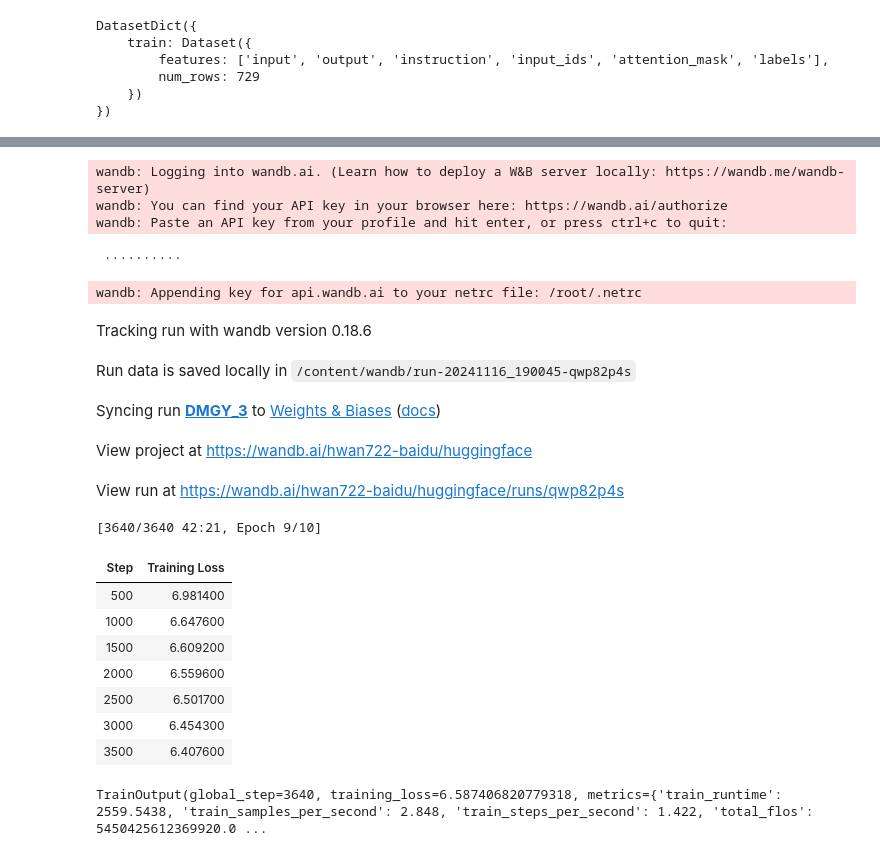
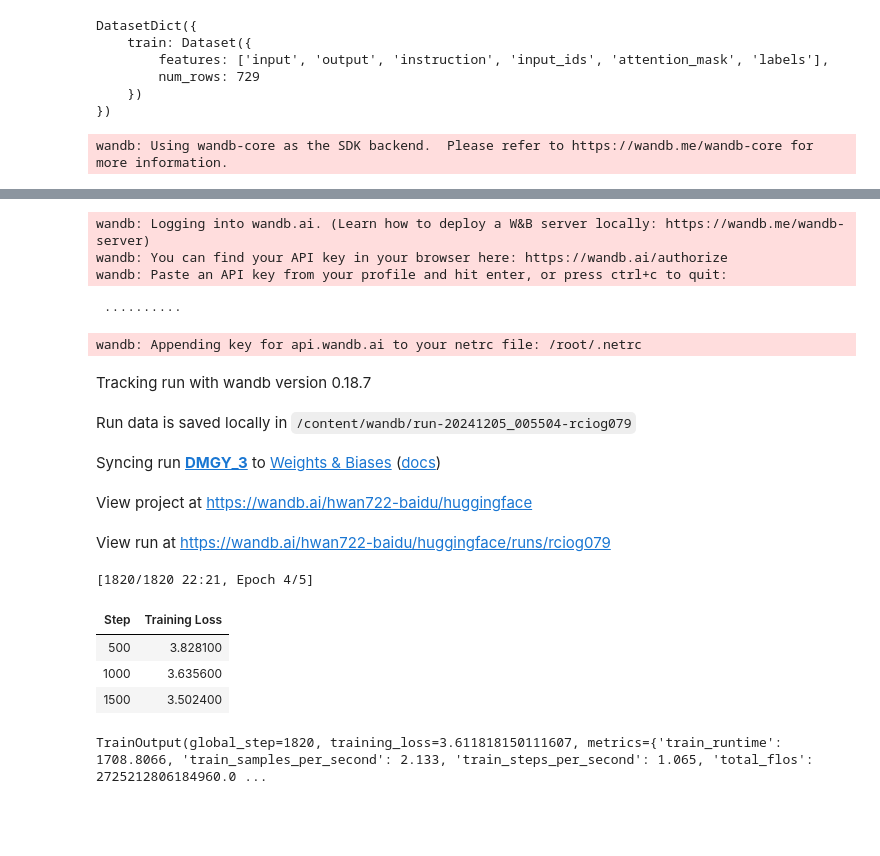
Before and after one commit to HWAN722/Deep-learning-models, a Jupyter notebook: Llama3_2_1B.ipynb, the cells around one changed output, grey strips where cells are left out. Saved outputs shown, nothing was run; the diff lists cells and outputs as text; code cells hidden in the pictures; blank space fills up the shorter version.

```diff
--- a/Llama3_2_1B.ipynb
+++ b/Llama3_2_1B.ipynb
@@ -91,7 +92,7 @@ Only adjusting the parameters of these two parts can significantly affect the be
 # %%
 def preprocess_function(examples):
     inputs = [ex for ex in examples["input"]]
-    outputs = [f"<|output|> {out}" for out in examples["output"]]
+    outputs = [f"{inp}{out}" for inp, out in zip(inputs, examples["output"])]
     tokenizer.pad_token = tokenizer.eos_token
     tokenizer.padding_side = "right"
     model_inputs = tokenizer(inputs, padding="max_length", max_length=128, truncation=True)
@@ -110,56 +111,63 @@ DatasetDict({
         num_rows: 729
     })
 })
+# %%
+import evaluate
+
+metric = evaluate.load("accuracy")
+
+def compute_metrics(eval_pred):
+    logits, labels = eval_pred
+    predictions = logits.argmax(axis=-1)
+    return metric.compute(predictions=predictions, references=labels)
 # %%
 from transformers import Trainer, TrainingArguments
 
 training_args = TrainingArguments(
     output_dir="./results",
     # eval_strategy="epoch",
     # eval_dataset='Trainer',
     run_name="DMGY_3",
     learning_rate=2e-4,
     per_device_train_batch_size=1,
     per_device_eval_batch_size=1,
     gradient_accumulation_steps=2,
-    num_train_epochs=10,
+    num_train_epochs=5,
     fp16=False,
     bf16=True,
     group_by_length=True,
     report_to="wandb"
 )
 
 
 trainer = Trainer(
     model=model,
     args=training_args,
     train_dataset=tokenized_datasets["train"],
     eval_dataset=tokenized_datasets["train"].train_test_split(test_size=0.2),
+    compute_metrics=compute_metrics
 )
 
 trainer.train()
 # %% [output]
+wandb: Using wandb-core as the SDK backend.  Please refer to https://wandb.me/wandb-core for more information.
 [interactive output not drawn]
-wandb: Logging into wandb.ai. (Learn how to deploy a W&B server locally: https://wandb.me/wandb-server)
-wandb: You can find your API key in your browser here: https://wandb.ai/authorize
-wandb: Paste an API key from your profile and hit enter, or press ctrl+c to quit:
- ··········
+wandb: Logging into wandb.ai. (Learn how to deploy a W&B server locally: https://wandb.me/wandb-server)
+wandb: You can find your API key in your browser here: https://wandb.ai/authorize
+wandb: Paste an API key from your profile and hit enter, or press ctrl+c to quit:
-wandb: Appending key for api.wandb.ai to your netrc file: /root/.netrc
+ ··········
+wandb: Appending key for api.wandb.ai to your netrc file: /root/.netrc
-Tracking run with wandb version 0.18.6
+Tracking run with wandb version 0.18.7
-Run data is saved locally in /content/wandb/run-20241116_190045-qwp82p4s
+Run data is saved locally in /content/wandb/run-20241205_005504-rciog079
 Syncing run DMGY_3 to Weights & Biases (docs)
 View project at https://wandb.ai/hwan722-baidu/huggingface
-View run at https://wandb.ai/hwan722-baidu/huggingface/runs/qwp82p4s
+View run at https://wandb.ai/hwan722-baidu/huggingface/runs/rciog079
-[3640/3640 42:21, Epoch 9/10]
+[1820/1820 22:21, Epoch 4/5]
 | Step | Training Loss |
-| 500 | 6.981400 |
-| 1000 | 6.647600 |
-| 1500 | 6.609200 |
-| 2000 | 6.559600 |
-| 2500 | 6.501700 |
-| 3000 | 6.454300 |
-| 3500 | 6.407600 |
+| 500 | 3.828100 |
+| 1000 | 3.635600 |
+| 1500 | 3.502400 |
-TrainOutput(global_step=3640, training_loss=6.587406820779318, metrics={'train_runtime': 2559.5438, 'train_samples_per_second': 2.848, 'train_steps_per_second': 1.422, 'total_flos': 5450425612369920.0 ...
+TrainOutput(global_step=1820, training_loss=3.611818150111607, metrics={'train_runtime': 1708.8066, 'train_samples_per_second': 2.133, 'train_steps_per_second': 1.065, 'total_flos': 2725212806184960.0 ...
 # %%
 test_inputs = [
     "我是",
```
Also changed, not shown: parts of 3 cells of this notebook.
